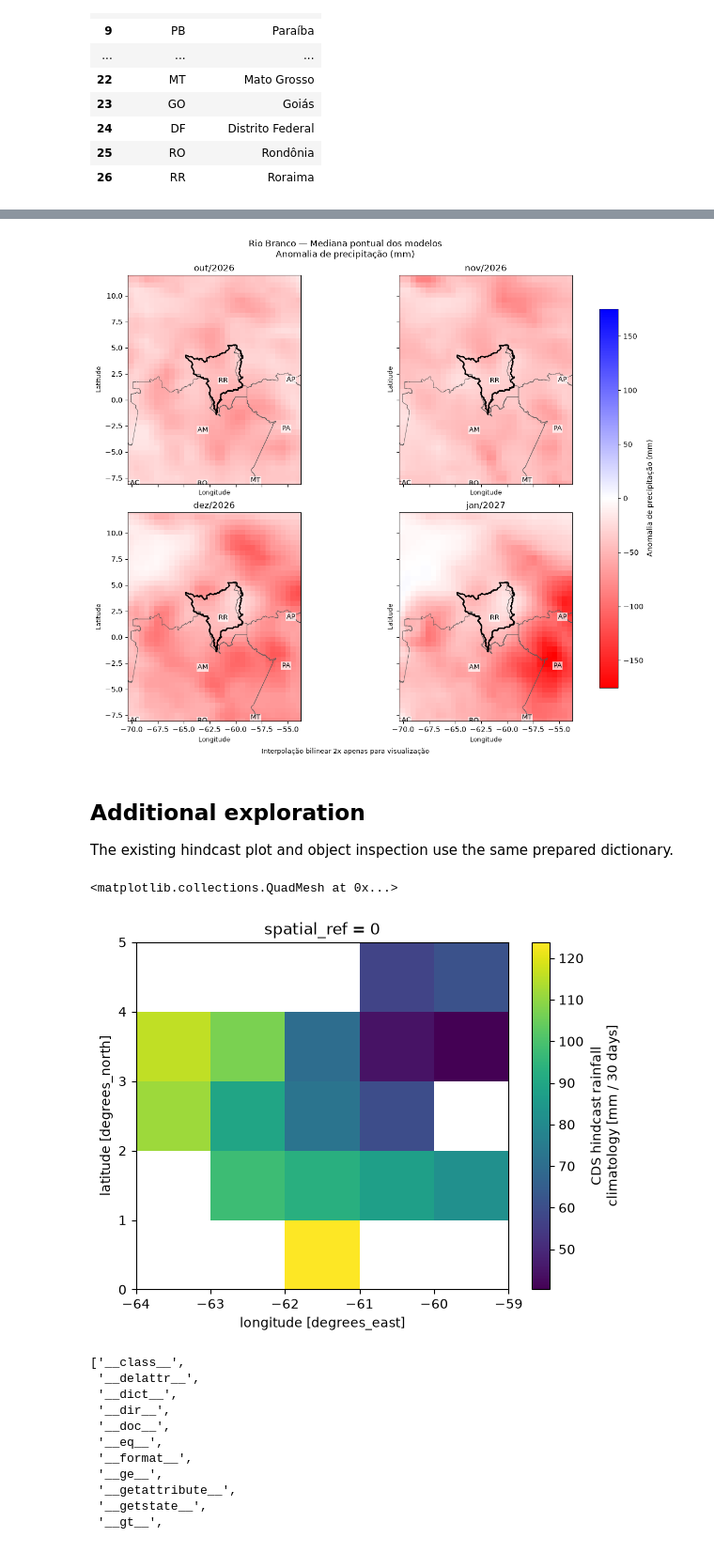
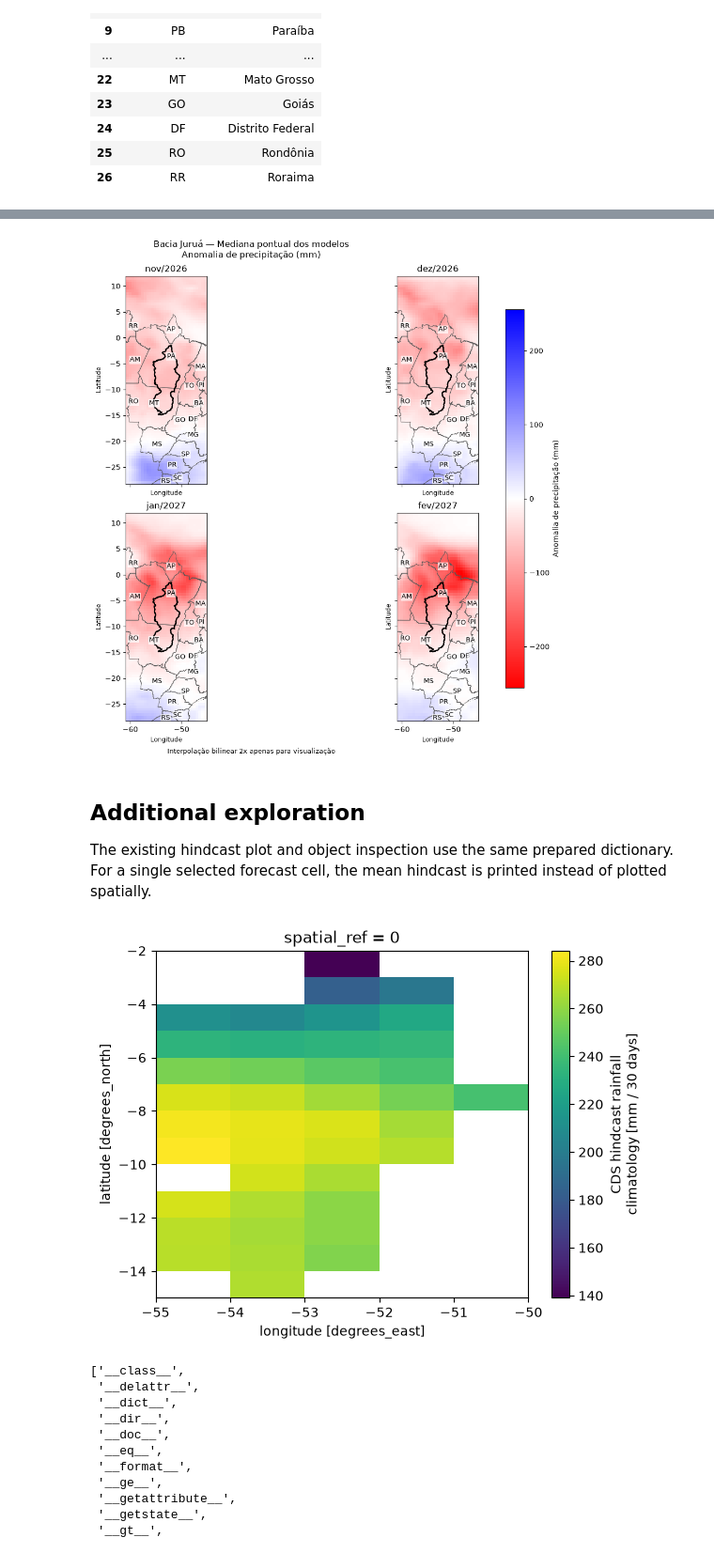
Before and after one commit to cordmaur/CN3S, a Jupyter notebook: nbs/Workflow/07-Rainfall_Forecast.ipynb, the cells around one changed output, grey strips where cells are left out. Shown at 94% size. Drawn from its saved outputs; the diff is of its cells as text; code cells hidden in the pictures.

```diff
--- a/nbs/Workflow/07-Rainfall_Forecast.ipynb
+++ b/nbs/Workflow/07-Rainfall_Forecast.ipynb
@@ -35,12 +35,12 @@ Use `None` for all remaining downloaded leads. An unavailable horizon raises an
 the reference month. Defaults use all nine centres from notebook 03.
 # %%
 DATA_DIR = Path("/data/CN3S")
-BASIN_PATH = Path("/data/tmp/bacia_RioBranco.parquet")
-BASIN_NAME = "Rio Branco"
+BASIN_PATH = Path("/data/geoparquets/bacia_Xingu.parquet")
+BASIN_NAME = "Bacia Xingú"
 STATES_PATH = Path("/data/Geospatial_BR_Data/BR_UF_2022/BR_UF_2022.shp")
-START_MONTH = "10"
+START_MONTH = "11"
 FORECAST_YEAR = 2026
-AS_OF_DATE = "2026-10-28"
+AS_OF_DATE = "2026-11-23"
 FORECAST_MONTHS = 4
 
 basin = gpd.read_parquet(BASIN_PATH)
@@ -205,4 +216,6 @@ rainfall.plot_rainfall_anomaly_boxplot(
 Climatology, observations, corrected forecast median, and one boxplot per forecast
 month, in mm. Each box contains **one corrected ensemble-mean value per centre**;
 it shows spread across models, not across their individual ensemble members.
+# %%
+rainfall.name = "Bacia Juruá"
 # %%
@@ -270,16 +283,21 @@ ecmwf_maps = rainfall.plot_rainfall_anomaly_map(
     states=states,
 )
 # %% [output]
-[figure, old version]
+[figure, new version]
 # %% [markdown]
 ## Additional exploration
 
 The existing hindcast plot and object inspection use the same prepared dictionary.
+For a single selected forecast cell, the mean hindcast is printed instead of plotted spatially.
 # %%
-rainfall.data["forecast"]["hindcast"].mean(dim=["time", "model"]).plot()
+hindcast_mean = rainfall.data["forecast"]["hindcast"].mean(dim=["time", "model"])
+# A one-cell field has no spatial variation for xarray's automatic plot.
+if hindcast_mean.size == 1:
+    print(f"Mean hindcast: {hindcast_mean.item():.2f} mm / 30 days")
+else:
+    hindcast_mean.plot()
 # %% [output]
-<matplotlib.collections.QuadMesh at 0x...>
-[figure, old version]
+[figure, new version]
 # %%
 dir(rainfall)
 # %% [output]
```
Also changed, not shown: parts of 10 cells of this notebook, 55 other files.
